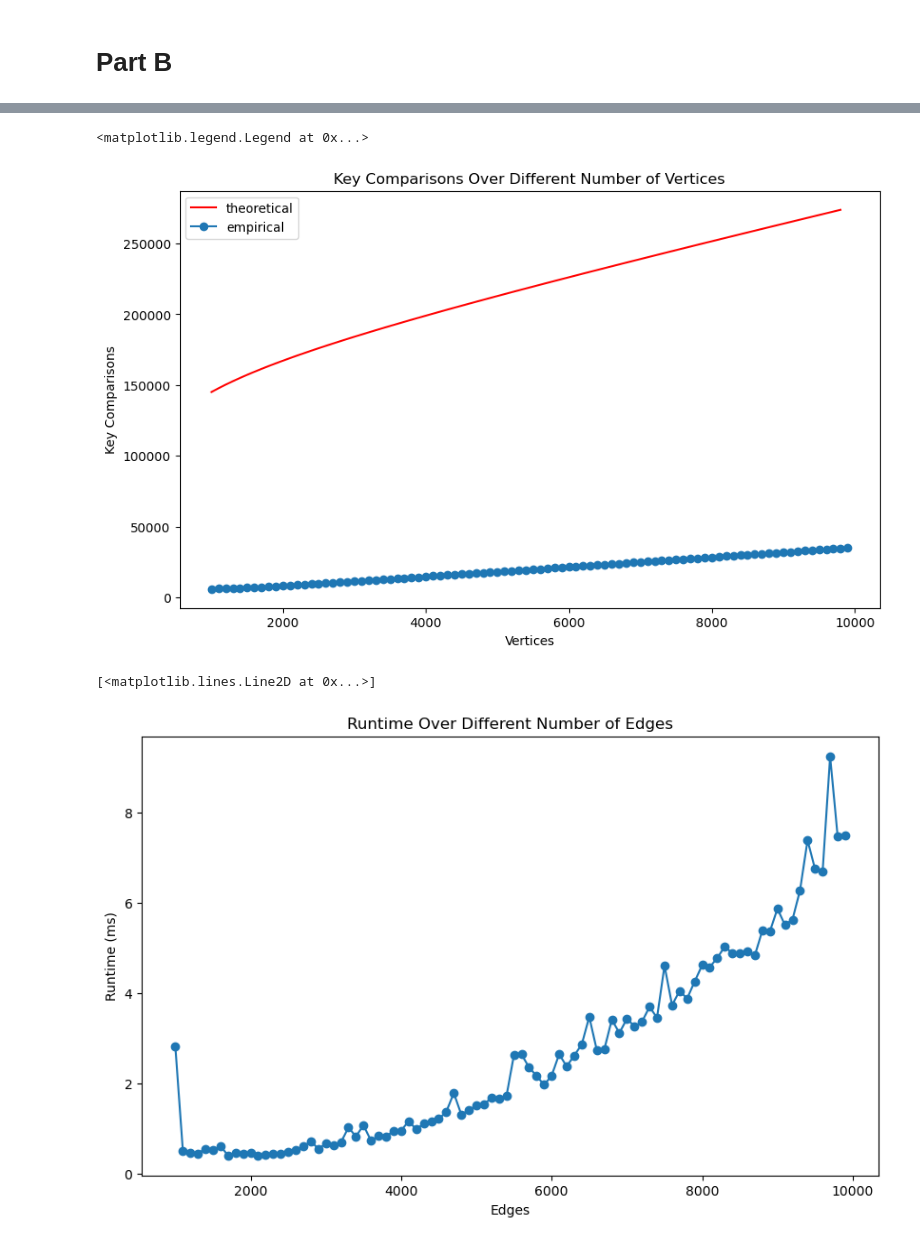
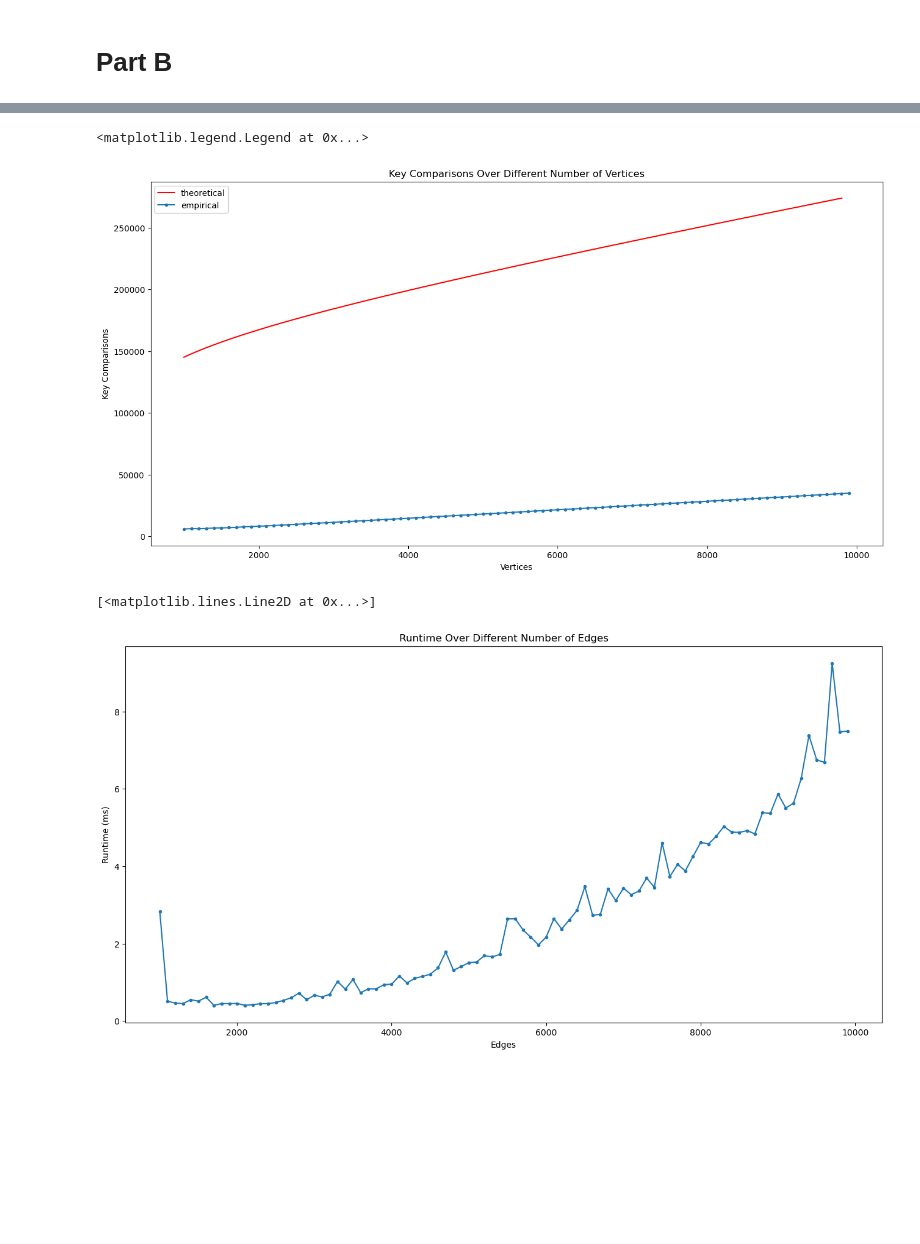
Before and after one commit to kwan-kit/SC2001, a Jupyter notebook: Lab 2/AdjList comparison.ipynb, the cells around one changed output, grey strips where cells are left out. Saved outputs shown, nothing was run; the diff lists cells and outputs as text; code cells hidden in the pictures; blank space fills up the shorter version.

```diff
--- a/Lab 2/AdjList comparison.ipynb
+++ b/Lab 2/AdjList comparison.ipynb
@@ -110,7 +93,7 @@ def time_complexity(v, e):
 i_values = np.arange(1000, 9900, 100)  # i from 1,000 to 9900 with step size of 100
 
 # Calculating the time complexity for different values of V and E
-fixedV_time_complexities = [time_complexity(100, i) for i in i_values]
-fixedE_time_complexities = [time_complexity(i, 20000) for i in i_values]
+fixedV_time_complexities_2 = [time_complexity(100, i) for i in i_values]
+fixedE_time_complexities_2 = [time_complexity(i, 20000) for i in i_values]
 # %%
 # Plotting the time complexity (Fixed V, Varying E)
@@ -132,23 +115,23 @@ plt.legend()
 # %%
 # Plotting the time complexity (Varying V, Fixed E)
-plt.figure(figsize=(10, 6))
-plt.plot(i_values, fixedE_time_complexities, label='theoretical', color='red')
+plt.figure(figsize=(16, 8))
+plt.plot(i_values, fixedE_time_complexities_2, label='theoretical', color='red')
 
 plt.title("Key Comparisons Over Different Number of Vertices")
 plt.xlabel("Vertices")
 plt.ylabel("Key Comparisons")
 plt.ticklabel_format(axis="y", style="plain")
 plt.ticklabel_format(axis="x", style="plain")
 
-plt.plot(df_fixedE_2.Vertices, df_fixedE_2.KeyComp, marker = 'o', label = 'empirical')
+plt.plot(df_fixedE_2.Vertices, df_fixedE_2.KeyComp, marker = '.', label = 'empirical')
 
 plt.legend()
 # %% [output]
 <matplotlib.legend.Legend at 0x...>
-[figure, old version]
+[figure, new version]
 # %%
 # Plotting the runtime (Fixed V, Varying E)
-plt.figure(figsize=(10, 6))
+plt.figure(figsize=(16, 8))
 
 plt.title("Runtime Over Different Number of Edges")
 plt.xlabel("Edges")
@@ -156,9 +139,9 @@ plt.ylabel("Runtime (ms)")
 plt.ticklabel_format(axis="y", style="plain")
 plt.ticklabel_format(axis="x", style="plain")
 
-plt.plot(df_fixedV_2.Edges, df_fixedV_2.ElapsedTime, marker = 'o')
+plt.plot(df_fixedV_2.Edges, df_fixedV_2.ElapsedTime, marker = '.')
 # %% [output]
 [<matplotlib.lines.Line2D at 0x...>]
-[figure, old version]
+[figure, new version]
 # %%
 # Plotting the runtime (Varying V, Fixed E)
```
Also changed, not shown: parts of 9 cells of this notebook.
